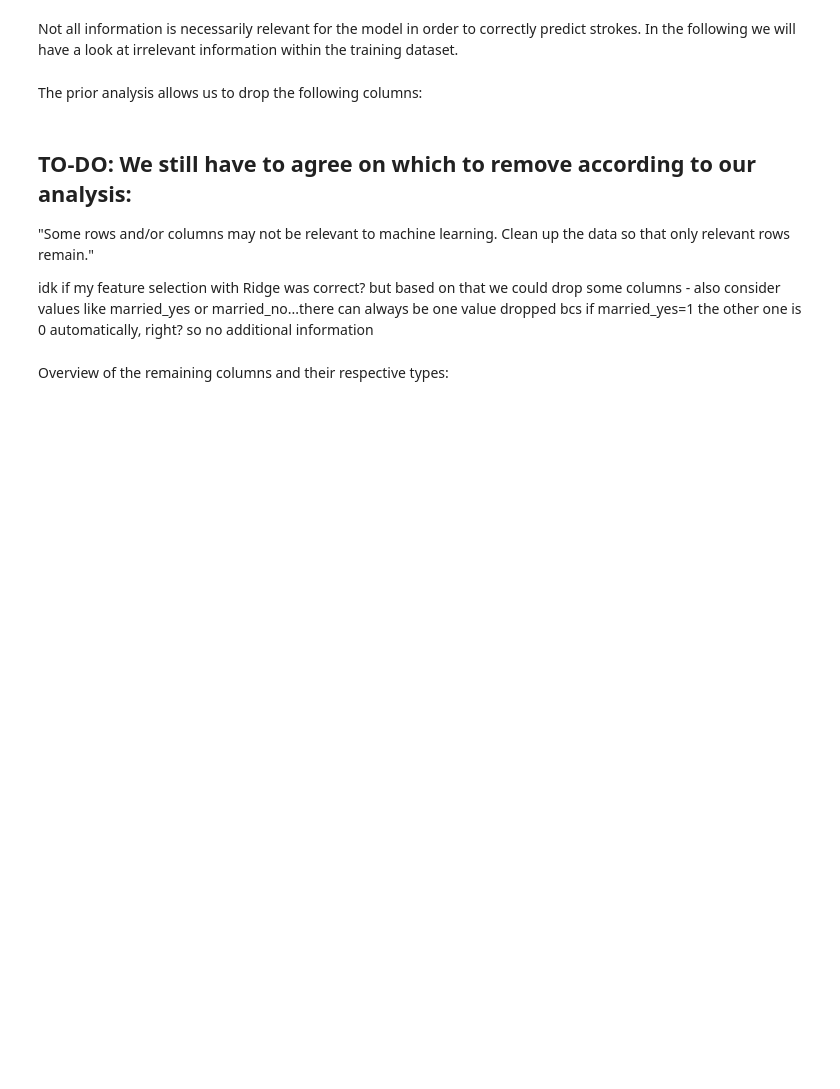
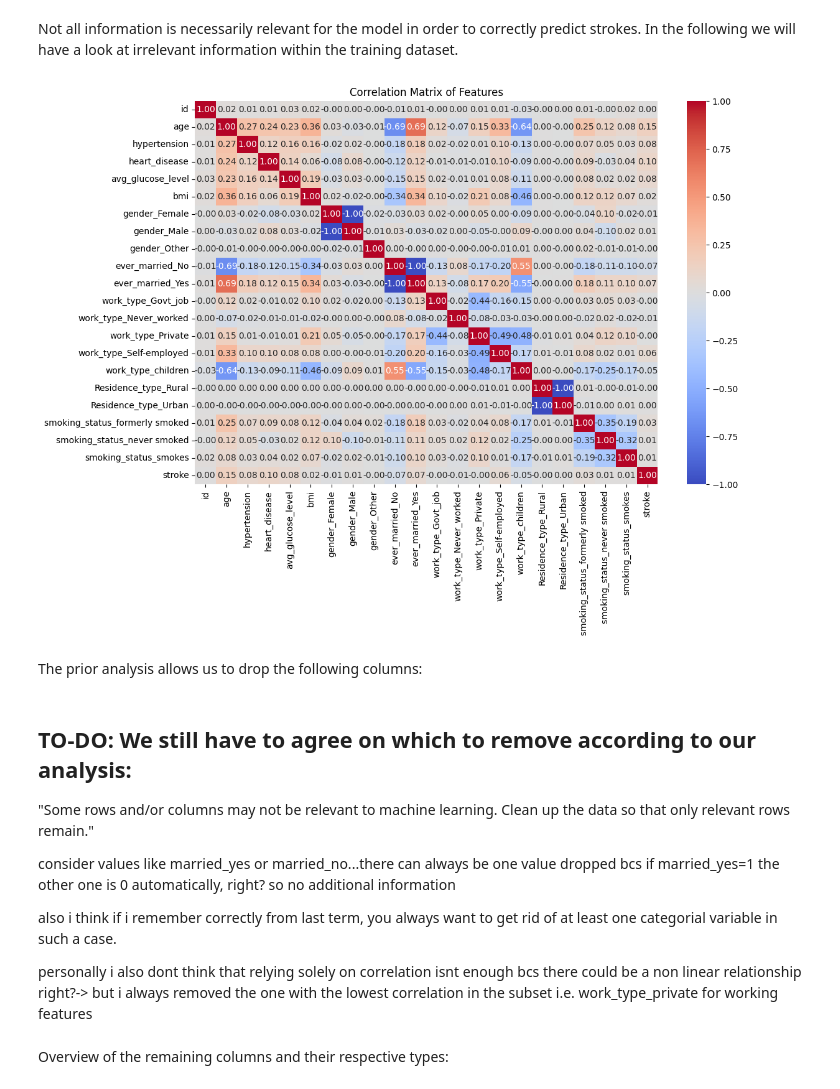
Before and after one commit to Primestyler/Machine-Learning-Group, a Jupyter notebook: Untitled-1.ipynb, the cells around one changed output. Drawn from its saved outputs; the diff is of its cells as text; code cells hidden in the pictures; blank space fills up the shorter version.

```diff
--- a/Untitled-1.ipynb
+++ b/Untitled-1.ipynb
@@ -61,9 +258,11 @@ The column 'stroke' only contains "0" and "1" (with 0 being the predominant vari
 # %% [markdown]
 Not all information is necessarily relevant for the model in order to correctly predict strokes. In the following we will have a look at irrelevant information within the training dataset.
 # %%
-#corr_matrix = uncleaned_stroke_data.corr()
+correlation_matrix = uncleaned_stroke_data.corr()
 
-#plt.figure(figsize=(22,22))
-##sns.heatmap(corr_matrix, annot=True, cmap='coolwarm')
-#plt.title('Correlation Matrix')
-#plt.show()
+plt.figure(figsize=(12, 8))
+sns.heatmap(correlation_matrix, annot=True, fmt=".2f", cmap='coolwarm')
+plt.title("Correlation Matrix of Features")
+plt.show()
+# %% [output]
+[figure, added]
@@ -105,5 +274,9 @@ The prior analysis allows us to drop the following columns:
 "Some rows and/or columns may not be relevant to machine learning. Clean up the data so
 that only relevant rows remain."
 
-idk if my feature selection with Ridge was correct? but based on that we could drop some columns  - also consider values like married_yes or married_no...there can always be one value dropped bcs if married_yes=1 the other one is 0 automatically, right? so no additional information
+ consider values like married_yes or married_no...there can always be one value dropped bcs if married_yes=1 the other one is 0 automatically, right? so no additional information
+
+ also i think if i remember correctly from last term, you always want to get rid of at least one categorial variable in such a case.
+
+ personally i also dont think that relying solely on correlation isnt enough bcs there could be a non linear relationship right?-> but i always removed the one with the lowest correlation in the subset i.e. work_type_private for working features
 # %%
```
Also changed, not shown: parts of 28 cells of this notebook.
